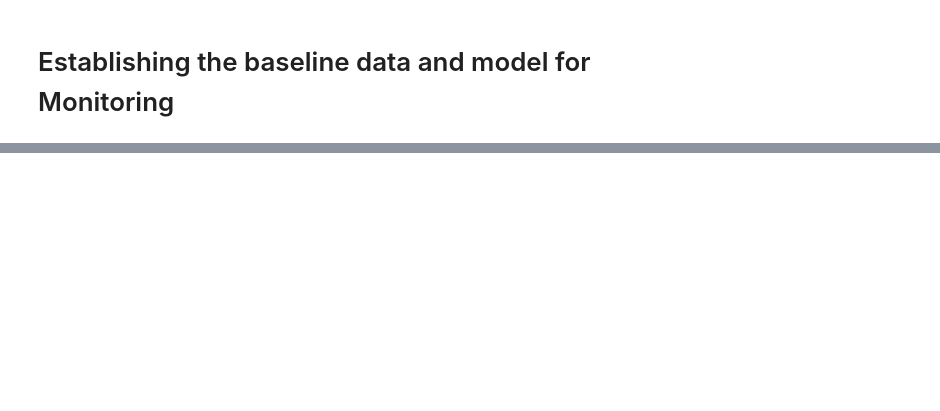
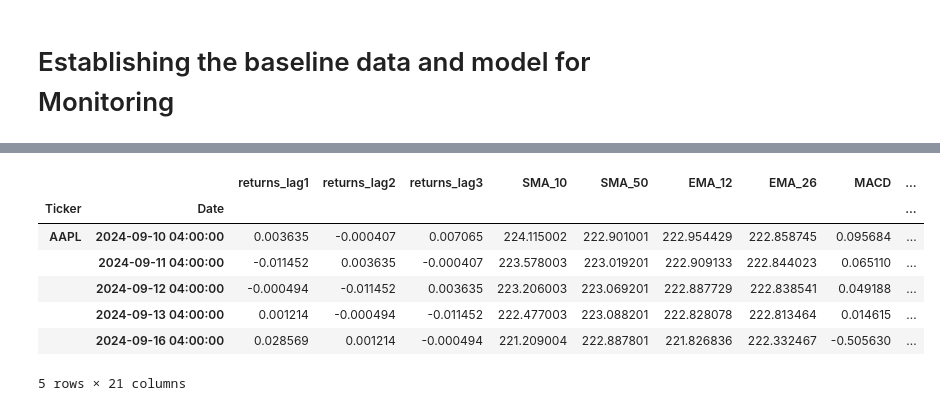
Before and after one commit to OnurKerimoglu/stocks_forecasting_live, a Jupyter notebook: monitoring/establish_baseline_data_model.ipynb, the cells around one changed output, grey strips where cells are left out. Cells and saved outputs as stored; diff of their text form; code cells hidden in the pictures; blank space fills up the shorter version.

```diff
--- a/monitoring/establish_baseline_data_model.ipynb
+++ b/monitoring/establish_baseline_data_model.ipynb
@@ -59,3 +59,14 @@ X_test, y_test = create_X_y_multistep(
 estimator = create_fit_xgbregressor_chain(X_train, y_train, params["ModReg"])
 # Evaluate the model
 scores = evaluate_all(estimator, X_train, y_train, X_test, y_test, df, SAMPLE_TICKERS)
+# %%
+X_test.head()
+# %% [output]
+|  |  | returns_lag1 | returns_lag2 | returns_lag3 | SMA_10 | SMA_50 | EMA_12 | EMA_26 | MACD | ... |
+| Ticker | Date |  |  |  |  |  |  |  |  | ... |
+| AAPL | 2024-09-10 04:00:00 | 0.003635 | -0.000407 | 0.007065 | 224.115002 | 222.901001 | 222.954429 | 222.858745 | 0.095684 | ... |
+|  | 2024-09-11 04:00:00 | -0.011452 | 0.003635 | -0.000407 | 223.578003 | 223.019201 | 222.909133 | 222.844023 | 0.065110 | ... |
+|  | 2024-09-12 04:00:00 | -0.000494 | -0.011452 | 0.003635 | 223.206003 | 223.069201 | 222.887729 | 222.838541 | 0.049188 | ... |
+|  | 2024-09-13 04:00:00 | 0.001214 | -0.000494 | -0.011452 | 222.477003 | 223.088201 | 222.828078 | 222.813464 | 0.014615 | ... |
+|  | 2024-09-16 04:00:00 | 0.028569 | 0.001214 | -0.000494 | 221.209004 | 222.887801 | 221.826836 | 222.332467 | -0.505630 | ... |
+5 rows × 21 columns
```
Also changed, not shown: parts of 8 cells of this notebook.
